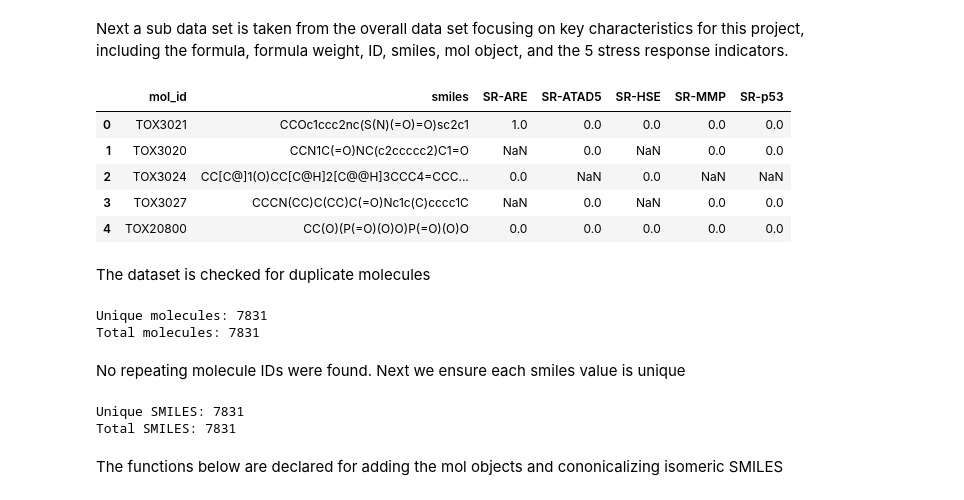
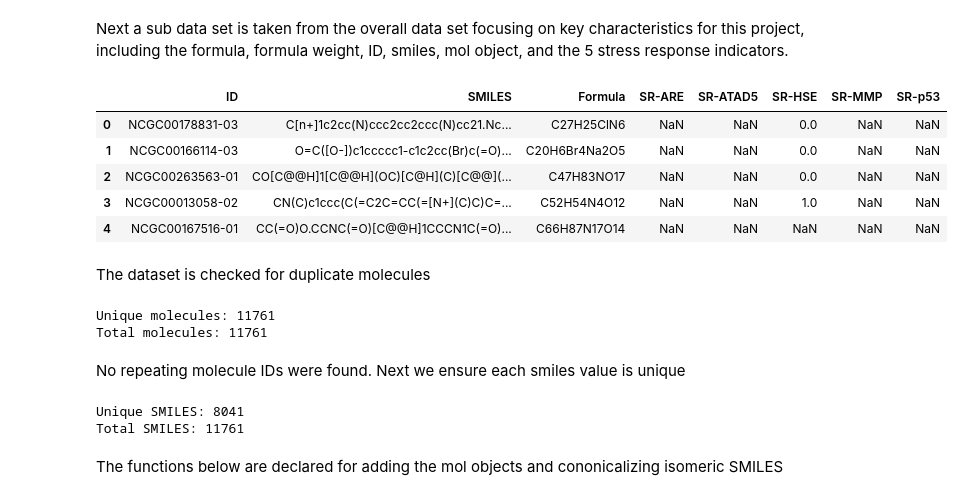
Before and after one commit to Natashasia/CHE1147-Group-6, a Jupyter notebook: EDA.ipynb, the cells around one changed output. Drawn from its saved outputs; the diff is of its cells as text; code cells hidden in the pictures.

```diff
--- a/EDA.ipynb
+++ b/EDA.ipynb
@@ -70,6 +86,6 @@ df
 # %% [markdown]
 **Loading local versions**
 # %%
-df = pd.read_csv("data/raw_data_tox21.csv")
+df = pd.read_csv("data/tox21_10k_data_all.csv")
 df
 # %% [output]
@@ -91,35 +107,35 @@ Verifying the data set was successfully loaded
 # %% [markdown]
 Next a sub data set is taken from the overall data set focusing on key characteristics for this project, including the formula, formula weight, ID, smiles, mol object, and the 5 stress response indicators.
 # %%
-df_of_study = df[['mol_id','smiles', 'SR-ARE', 'SR-ATAD5', 'SR-HSE', 'SR-MMP', 'SR-p53']]
+df_of_study = df[['ID','SMILES', "Formula", 'SR-ARE', 'SR-ATAD5', 'SR-HSE', 'SR-MMP', 'SR-p53']]
 df_of_study.head()
 # %% [output]
-|  | mol_id | smiles | SR-ARE | SR-ATAD5 | SR-HSE | SR-MMP | SR-p53 |
-| 0 | TOX3021 | CCOc1ccc2nc(S(N)(=O)=O)sc2c1 | 1.0 | 0.0 | 0.0 | 0.0 | 0.0 |
-| 1 | TOX3020 | CCN1C(=O)NC(c2ccccc2)C1=O | NaN | 0.0 | NaN | 0.0 | 0.0 |
-| 2 | TOX3024 | CC[C@]1(O)CC[C@H]2[C@@H]3CCC4=CCC... | 0.0 | NaN | 0.0 | NaN | NaN |
-| 3 | TOX3027 | CCCN(CC)C(CC)C(=O)Nc1c(C)cccc1C | NaN | 0.0 | NaN | 0.0 | 0.0 |
-| 4 | TOX20800 | CC(O)(P(=O)(O)O)P(=O)(O)O | 0.0 | 0.0 | 0.0 | 0.0 | 0.0 |
+|  | ID | SMILES | Formula | SR-ARE | SR-ATAD5 | SR-HSE | SR-MMP | SR-p53 |
+| 0 | NCGC00178831-03 | C[n+]1c2cc(N)ccc2cc2ccc(N)cc21.Nc... | C27H25ClN6 | NaN | NaN | 0.0 | NaN | NaN |
+| 1 | NCGC00166114-03 | O=C([O-])c1ccccc1-c1c2cc(Br)c(=O)... | C20H6Br4Na2O5 | NaN | NaN | 0.0 | NaN | NaN |
+| 2 | NCGC00263563-01 | CO[C@@H]1[C@@H](OC)[C@H](C)[C@@](... | C47H83NO17 | NaN | NaN | 0.0 | NaN | NaN |
+| 3 | NCGC00013058-02 | CN(C)c1ccc(C(=C2C=CC(=[N+](C)C)C=... | C52H54N4O12 | NaN | NaN | 1.0 | NaN | NaN |
+| 4 | NCGC00167516-01 | CC(=O)O.CCNC(=O)[C@@H]1CCCN1C(=O)... | C66H87N17O14 | NaN | NaN | NaN | NaN | NaN |
 # %% [markdown]
 The dataset is checked for duplicate molecules
 # %%
-unique_molecules = df_of_study['mol_id'].nunique()
-num_molecules = df_of_study['mol_id'].shape[0]
+unique_molecules = df_of_study['ID'].nunique()
+num_molecules = df_of_study['ID'].shape[0]
 print(f'Unique molecules: {unique_molecules}')
 print(f'Total molecules: {num_molecules}')
 # %% [output]
-Unique molecules: 7831
-Total molecules: 7831
+Unique molecules: 11761
+Total molecules: 11761
 # %% [markdown]
 No repeating molecule IDs were found. Next we ensure each smiles value is unique
 # %%
-unique_smiles = df_of_study['smiles'].nunique()
-num_smiles = df_of_study['smiles'].shape[0]
+unique_smiles = df_of_study['SMILES'].nunique()
+num_smiles = df_of_study['SMILES'].shape[0]
 print(f'Unique SMILES: {unique_smiles}')
 print(f'Total SMILES: {num_smiles}')
 # %% [output]
-Unique SMILES: 7831
-Total SMILES: 7831
+Unique SMILES: 8041
+Total SMILES: 11761
 # %% [markdown]
 The functions below are declared for adding the mol objects  and cononicalizing isomeric SMILES
 # %%
```
Also changed, not shown: parts of 25 cells of this notebook.
